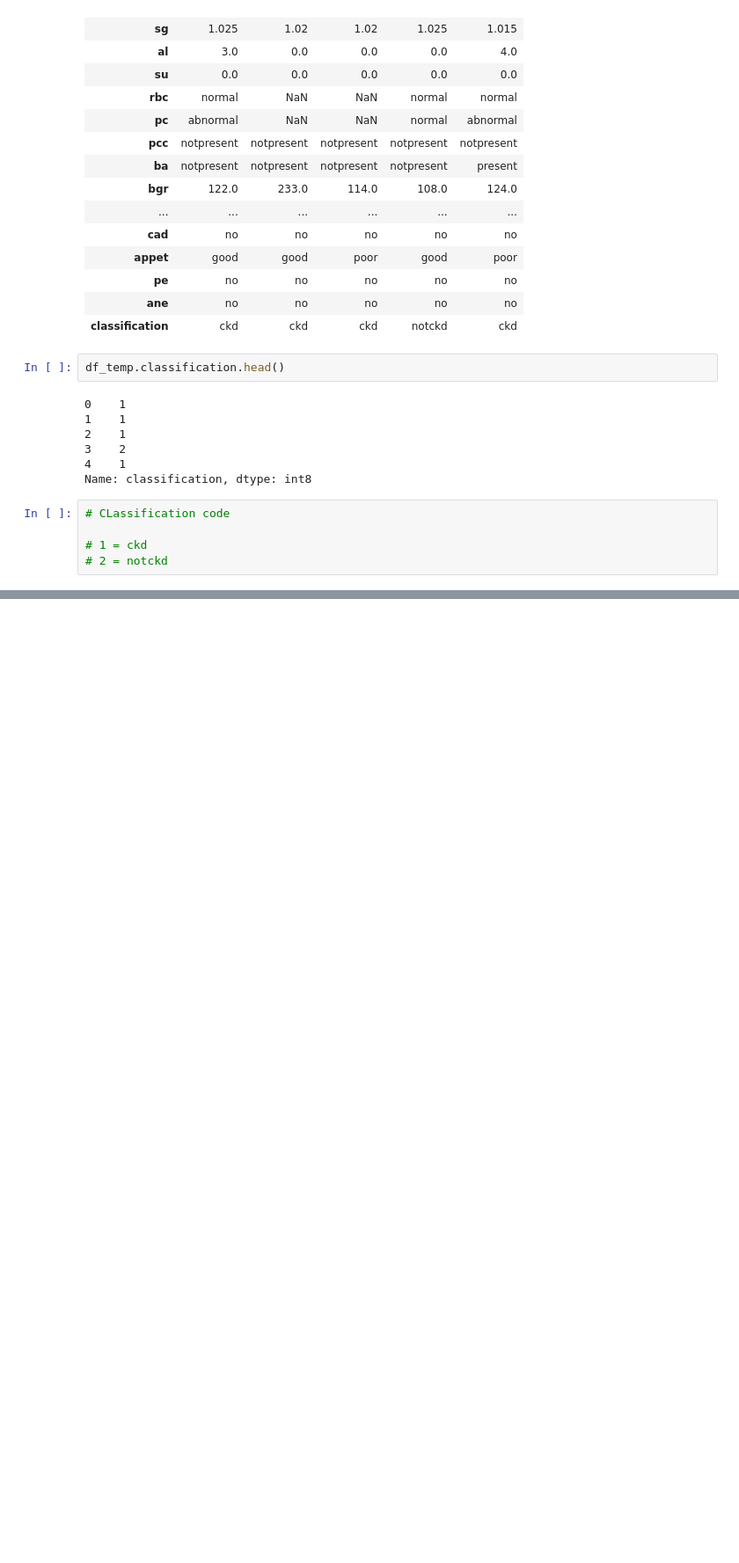
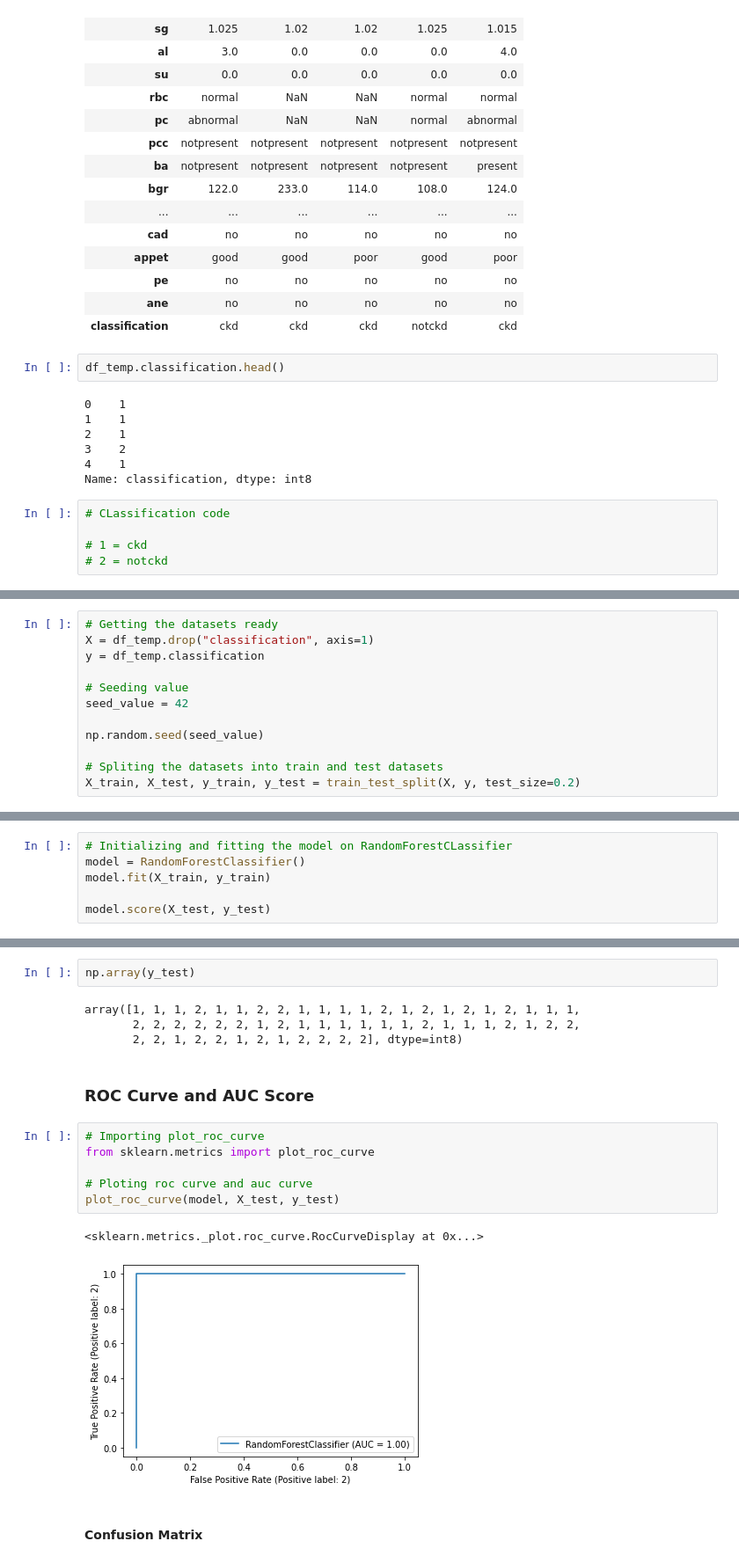
Before and after one commit to Tanishq-19/Chronic_Kidney_Disease_Predictor, a Jupyter notebook: Chronic-Kidney-Disease.ipynb, the cells around one changed output, grey strips where cells are left out. Shown at 88% size. Drawn from its saved outputs; the diff is of its cells as text; blank space fills up the shorter version.

```diff
--- a/Chronic-Kidney-Disease.ipynb
+++ b/Chronic-Kidney-Disease.ipynb
@@ -481,0 +493,12 @@ plt.ylabel("Blood Glucose Random");
+# %%
+# Getting the datasets ready
+X = df_temp.drop("classification", axis=1)
+y = df_temp.classification
+
+# Seeding value
+seed_value = 42
+
+np.random.seed(seed_value)
+
+# Spliting the datasets into train and test datasets
+X_train, X_test, y_train, y_test = train_test_split(X, y, test_size=0.2)
@@ -481,0 +556,6 @@ plt.ylabel("Blood Glucose Random");
+# %%
+# Initializing and fitting the model on RandomForestCLassifier
+model = RandomForestClassifier()
+model.fit(X_train, y_train)
+
+model.score(X_test, y_test)
@@ -481,0 +580,19 @@ plt.ylabel("Blood Glucose Random");
+# %%
+np.array(y_test)
+# %% [output]
+array([1, 1, 1, 2, 1, 1, 2, 2, 1, 1, 1, 1, 2, 1, 2, 1, 2, 1, 2, 1, 1, 1,
+       2, 2, 2, 2, 2, 2, 1, 2, 1, 1, 1, 1, 1, 1, 2, 1, 1, 1, 2, 1, 2, 2,
+       2, 2, 1, 2, 2, 1, 2, 1, 2, 2, 2, 2], dtype=int8)
+# %% [markdown]
+### ROC Curve and AUC Score
+# %%
+# Importing plot_roc_curve
+from sklearn.metrics import plot_roc_curve
+
+# Ploting roc curve and auc curve
+plot_roc_curve(model, X_test, y_test)
+# %% [output]
+<sklearn.metrics._plot.roc_curve.RocCurveDisplay at 0x...>
+[figure, added]
+# %% [markdown]
+#### Confusion Matrix
```
Also changed, not shown: parts of 21 cells of this notebook.
